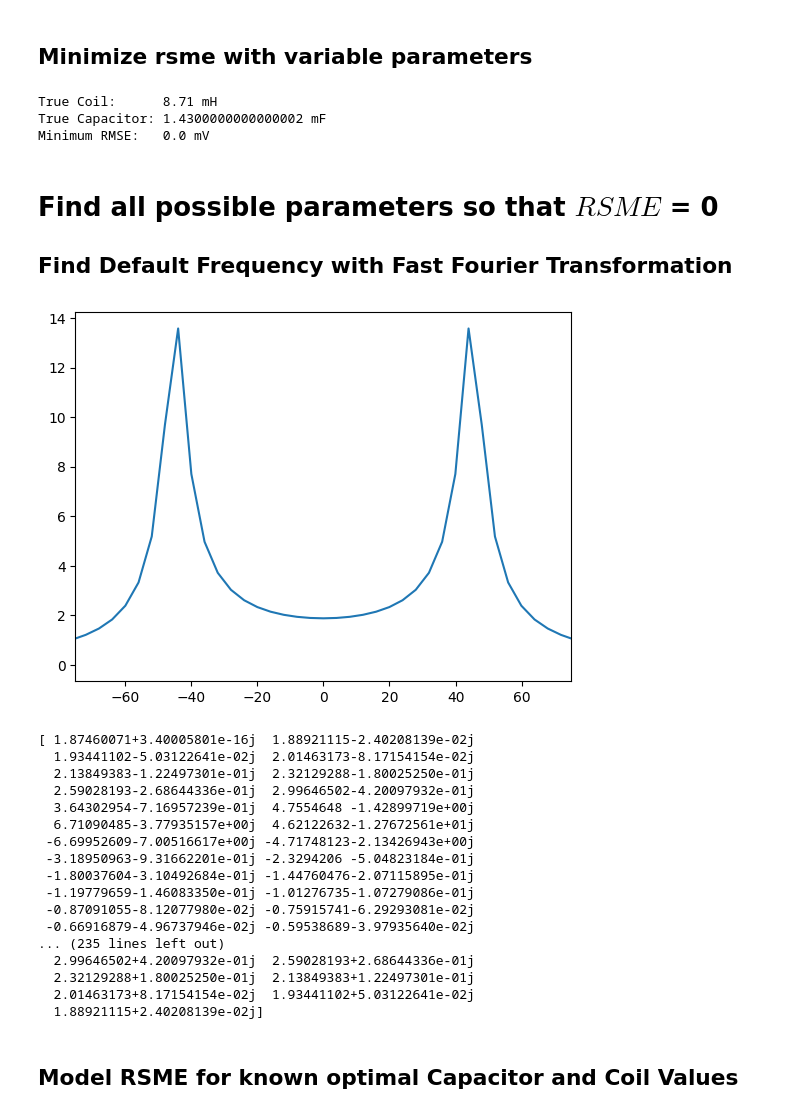
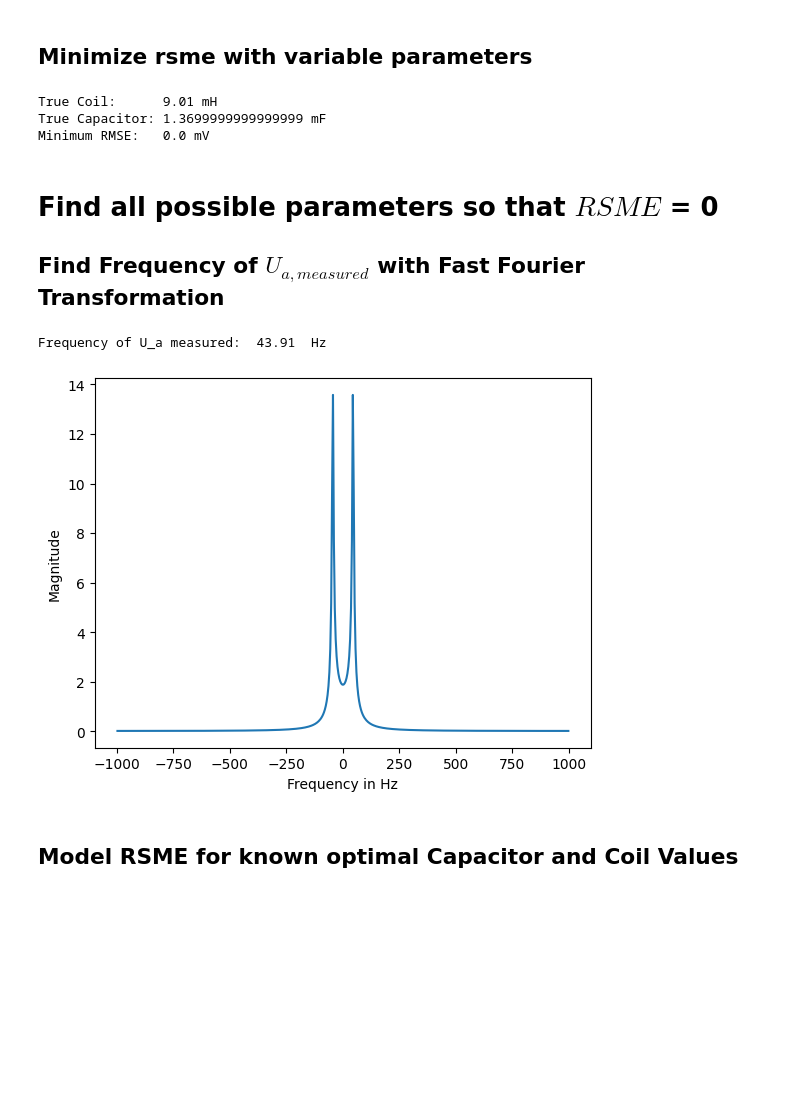
Before and after one commit to JaxRaffnix/Modellbildung-Simulation, a Jupyter notebook: exercise 7/task1.ipynb, the cells around one changed output. Drawn from its saved outputs; the diff is of its cells as text; code cells hidden in the pictures; blank space fills up the shorter version.

```diff
--- a/exercise 7/task1.ipynb
+++ b/exercise 7/task1.ipynb
@@ -135,66 +176,52 @@ def rsme_singel_input(params):
 
     return root_mean_square_error(voltage)
 
-INITIAL_GUESS = [COIL, CAPACITOR]
-# INITIAL_GUESS = [0.01, 0.0013]
-BOUNDS = [(COIL_LOWER, COIL_UPPER),(CAPACITOR_LOWER, CAPACITOR_UPPER)]
+def rsme_min():
+    INITIAL_GUESS = [COIL_NOMINAL, CAPACITOR_NOMINAL]
+    BOUNDS = [(COIL_LOWER, COIL_UPPER),(CAPACITOR_LOWER, CAPACITOR_UPPER)]
 
-# ! rsme function retuns discrete values. Thereby minimize can't calculate a gradient.
-result = sci.optimize.dual_annealing(rsme_singel_input, BOUNDS, x0=INITIAL_GUESS)
-# result = sci.optimize.minimize(rsme_singel_input, initial_guess, tol = 1e-15)
-# print(result)
+    # ! rsme function retuns discrete values. So minimize can't calculate a gradient.
+    return sci.optimize.dual_annealing(rsme_singel_input, BOUNDS, x0=INITIAL_GUESS)
+    # return sci.optimize.minimize(rsme_singel_input, initial_guess, tol = 1e-15)
 
-best_coil, best_capacitor = np.round(result.x, 5)
-min_rmse = np.round(result.fun,5)
+rsme_min = rsme_min()
+
+best_coil, best_capacitor = np.round(rsme_min.x, 5)
+this_rsme = np.round(rsme_min.fun,5)
 
 print(f"True Coil:\t{best_coil*10**3} mH ")
 print(f"True Capacitor:\t{best_capacitor*10**3} mF")
-print(f"Minimum RMSE:\t{min_rmse*10**3} mV")
+print(f"Minimum RMSE:\t{this_rsme*10**3} mV")
 # %% [output]
-True Coil:      8.71 mH
-True Capacitor: 1.4300000000000002 mF
+True Coil:      9.01 mH
+True Capacitor: 1.3699999999999999 mF
 Minimum RMSE:   0.0 mV
 # %% [markdown]
 # Find all possible parameters so that $RSME$ = 0
 
-## Find Default Frequency with Fast Fourier Transformation
+## Find Frequency of $U_{a,measured}$ with Fast Fourier Transformation
 # %%
-fourier = np.fft.fft(u_a["measured"])
-dt = u_a["time"][1] - u_a["time"][0]
-n = u_a["time"].size
-frequency = np.fft.fftfreq(n, d=dt)
-plt.plot(np.fft.fftshift(frequency), np.fft.fftshift(abs(fourier)))
-plt.xlim(-75, 75)
-plt.show()
-print(fourier)
+def find_frequency():
+    fourier = np.fft.fft(u_a["measured"])
+    dt = u_a["time"][1] - u_a["time"][0]
+    n = u_a["time"].size
+    frequency = np.fft.fftfreq(n, d=dt)
 
-# peaks_index, properties = sci.signal.find_peaks(np.abs(fourier))
-# frequency_max = frequency[peaks_index[1]]
-# print(peaks_index)
-# print(frequency_max)
-# peaks_index, properties = sci.signal.find_peaks(np.abs(fourier))
-# print('Positions and magnitude of frequency peaks:')
-# [print("%4.4f    \t %3.4f" %(fourier[peaks_index[i]], )) for i in range(len(peaks_index))]
-# properties['peak_heights'][i]
+    id_max = np.argmax(np.abs(fourier))
+    frequency_max = round(frequency[id_max], 2)
+    print("Frequency of U_a measured: ", frequency_max, " Hz")
+
+    plt.plot(np.fft.fftshift(frequency), np.fft.fftshift(abs(fourier)))
+    # plt.xlim(-75, 75)
+    plt.xlabel("Frequency in Hz")
+    plt.ylabel("Magnitude")
+    plt.show()
+    return frequency_max
+
+frequency = find_frequency()
 # %% [output]
+Frequency of U_a measured:  43.91  Hz
-[figure, old version]
+[figure, new version]
-[ 1.87460071+3.40005801e-16j  1.88921115-2.40208139e-02j
-  1.93441102-5.03122641e-02j  2.01463173-8.17154154e-02j
-  2.13849383-1.22497301e-01j  2.32129288-1.80025250e-01j
-  2.59028193-2.68644336e-01j  2.99646502-4.20097932e-01j
-  3.64302954-7.16957239e-01j  4.7554648 -1.42899719e+00j
-  6.71090485-3.77935157e+00j  4.62122632-1.27672561e+01j
- -6.69952609-7.00516617e+00j -4.71748123-2.13426943e+00j
- -3.18950963-9.31662201e-01j -2.3294206 -5.04823184e-01j
- -1.80037604-3.10492684e-01j -1.44760476-2.07115895e-01j
- -1.19779659-1.46083350e-01j -1.01276735-1.07279086e-01j
- -0.87091055-8.12077980e-02j -0.75915741-6.29293081e-02j
- -0.66916879-4.96737946e-02j -0.59538689-3.97935640e-02j
-... (235 lines left out)
-  2.99646502+4.20097932e-01j  2.59028193+2.68644336e-01j
-  2.32129288+1.80025250e-01j  2.13849383+1.22497301e-01j
-  2.01463173+8.17154154e-02j  1.93441102+5.03122641e-02j
-  1.88921115+2.40208139e-02j]
 # %% [markdown]
 ## Model RSME for known optimal Capacitor and Coil Values
 # %%
```
Also changed, not shown: parts of 11 cells of this notebook.
